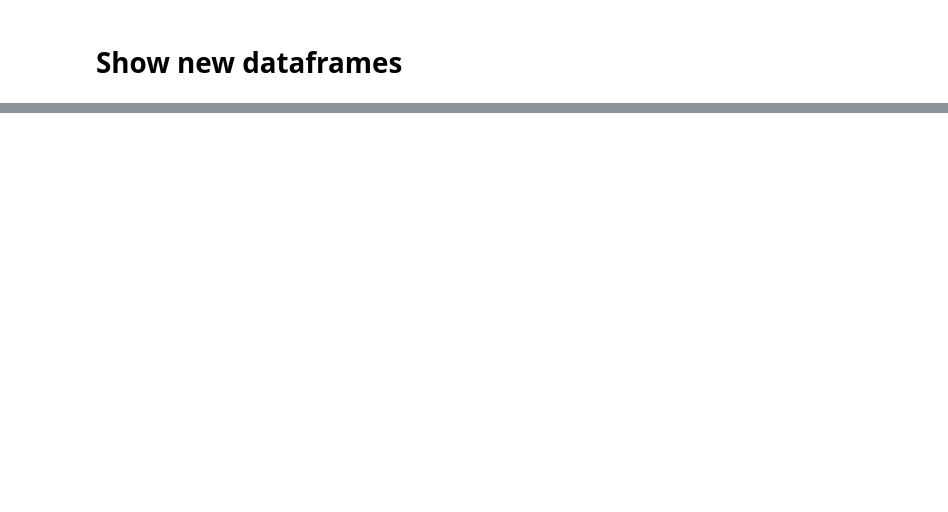
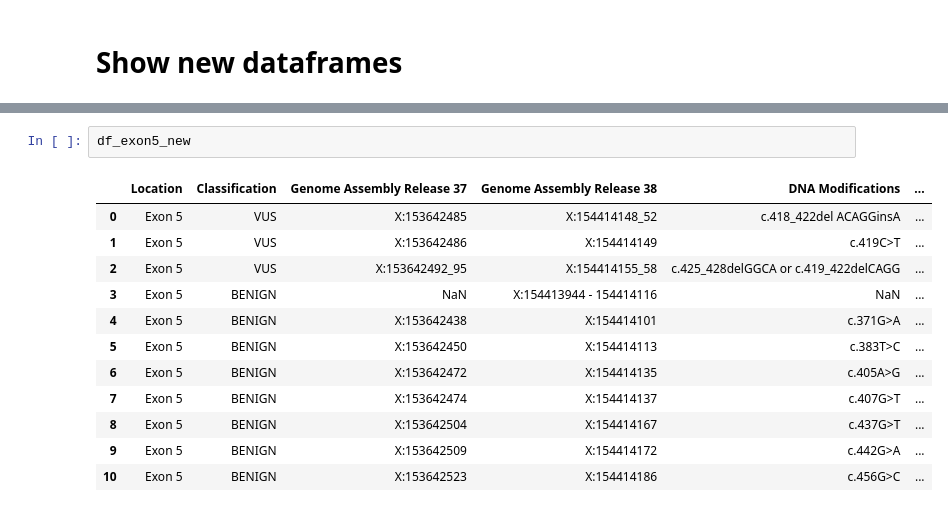
Before and after one commit to zdenkas/human-tafazzin-variants-database, a Jupyter notebook: notebooks/00000_excel_to_csv.ipynb, the cells around one changed output, grey strips where cells are left out. Cells and saved outputs as stored; diff of their text form; blank space fills up the shorter version.

```diff
--- a/notebooks/00000_excel_to_csv.ipynb
+++ b/notebooks/00000_excel_to_csv.ipynb
@@ -114,0 +294,15 @@ df_benign_new
+# %%
+df_exon5_new
+# %% [output]
+|  | Location | Classification | Genome Assembly Release 37 | Genome Assembly Release 38 | DNA Modifications | ... |
+| 0 | Exon 5 | VUS | X:153642485 | X:154414148_52 | c.418_422del ACAGGinsA | ... |
+| 1 | Exon 5 | VUS | X:153642486 | X:154414149 | c.419C>T | ... |
+| 2 | Exon 5 | VUS | X:153642492_95 | X:154414155_58 | c.425_428delGGCA or c.419_422delCAGG | ... |
+| 3 | Exon 5 | BENIGN | NaN | X:154413944 - 154414116 | NaN | ... |
+| 4 | Exon 5 | BENIGN | X:153642438 | X:154414101 | c.371G>A | ... |
+| 5 | Exon 5 | BENIGN | X:153642450 | X:154414113 | c.383T>C | ... |
+| 6 | Exon 5 | BENIGN | X:153642472 | X:154414135 | c.405A>G | ... |
+| 7 | Exon 5 | BENIGN | X:153642474 | X:154414137 | c.407G>T | ... |
+| 8 | Exon 5 | BENIGN | X:153642504 | X:154414167 | c.437G>T | ... |
+| 9 | Exon 5 | BENIGN | X:153642509 | X:154414172 | c.442G>A | ... |
+| 10 | Exon 5 | BENIGN | X:153642523 | X:154414186 | c.456G>C | ... |
```
Also changed, not shown: parts of 21 cells of this notebook, 1 other file.
